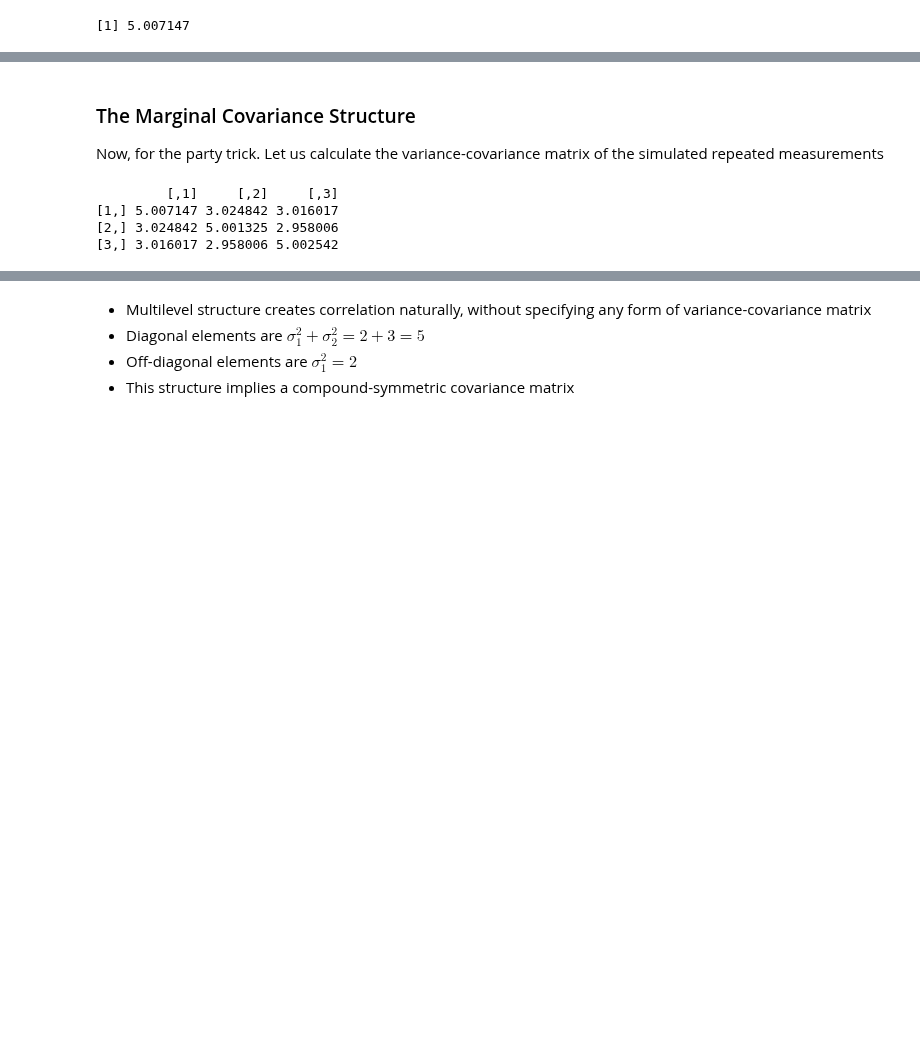
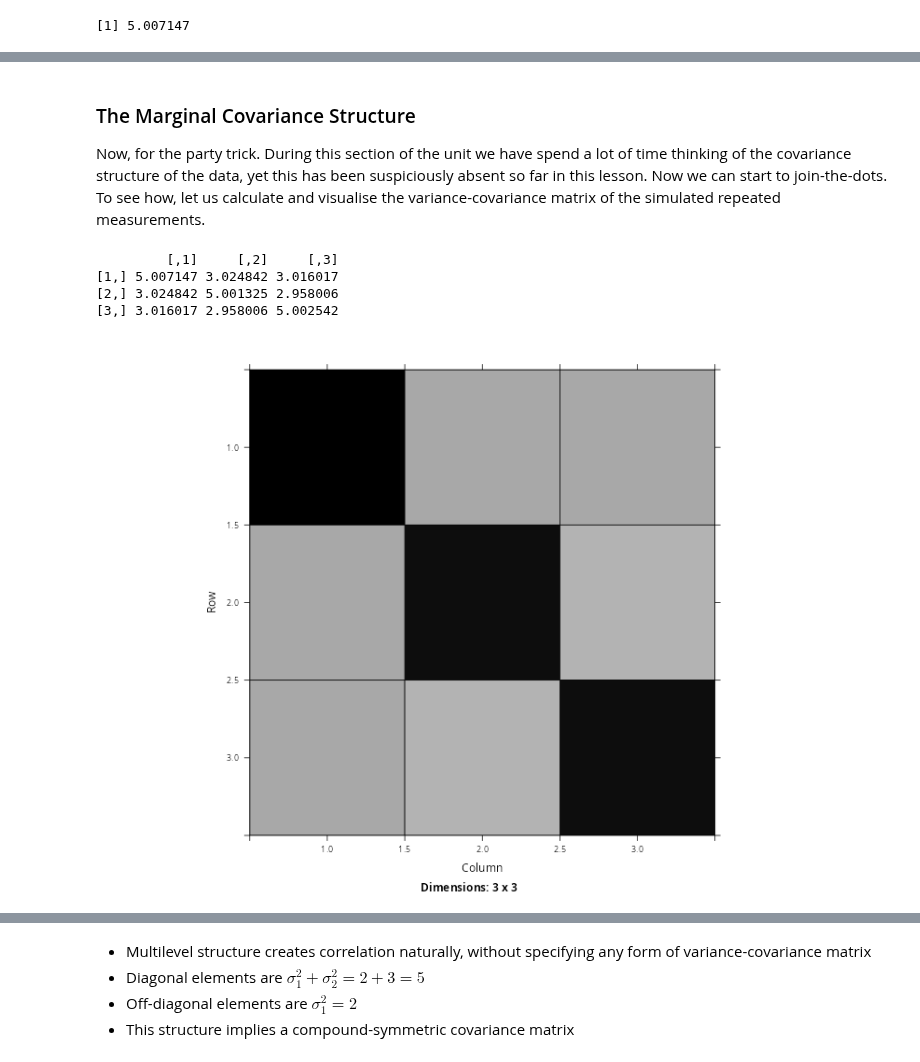
Before and after one commit to PCHN63112-Mixed-Models/mixed-effects-intro, a Jupyter notebook: _build/jupyter_execute/3.multilevel-simulation.ipynb, the cells around one changed output, grey strips where cells are left out. Saved outputs shown, nothing was run; the diff lists cells and outputs as text; code cells hidden in the pictures; blank space fills up the shorter version.

```diff
--- a/_build/jupyter_execute/3.multilevel-simulation.ipynb
+++ b/_build/jupyter_execute/3.multilevel-simulation.ipynb
@@ -209,11 +216,15 @@ So, *both* the mean and the variance of the final data are a *combination* of bo
 # %% [markdown]
 ### The Marginal Covariance Structure
-Now, for the party trick. Let us calculate the variance-covariance matrix of the simulated repeated measurements
+Now, for the party trick. During this section of the unit we have spend a lot of time thinking of the covariance structure of the data, yet this has been suspiciously absent so far in this lesson. Now we can start to join-the-dots. To see how, let us calculate and visualise the variance-covariance matrix of the simulated repeated measurements.
 # %%
-var(y)
+library(Matrix)
+Sigma <- var(y)
+print(Sigma)
+image(as(Sigma,'Matrix'))
 # %% [output]
          [,1]     [,2]     [,3]
 [1,] 5.007147 3.024842 3.016017
 [2,] 3.024842 5.001325 2.958006
 [3,] 3.016017 2.958006 5.002542
+[figure, added]
 # %% [markdown]
```
Also changed, not shown: parts of 3 cells of this notebook, 14 other files.
